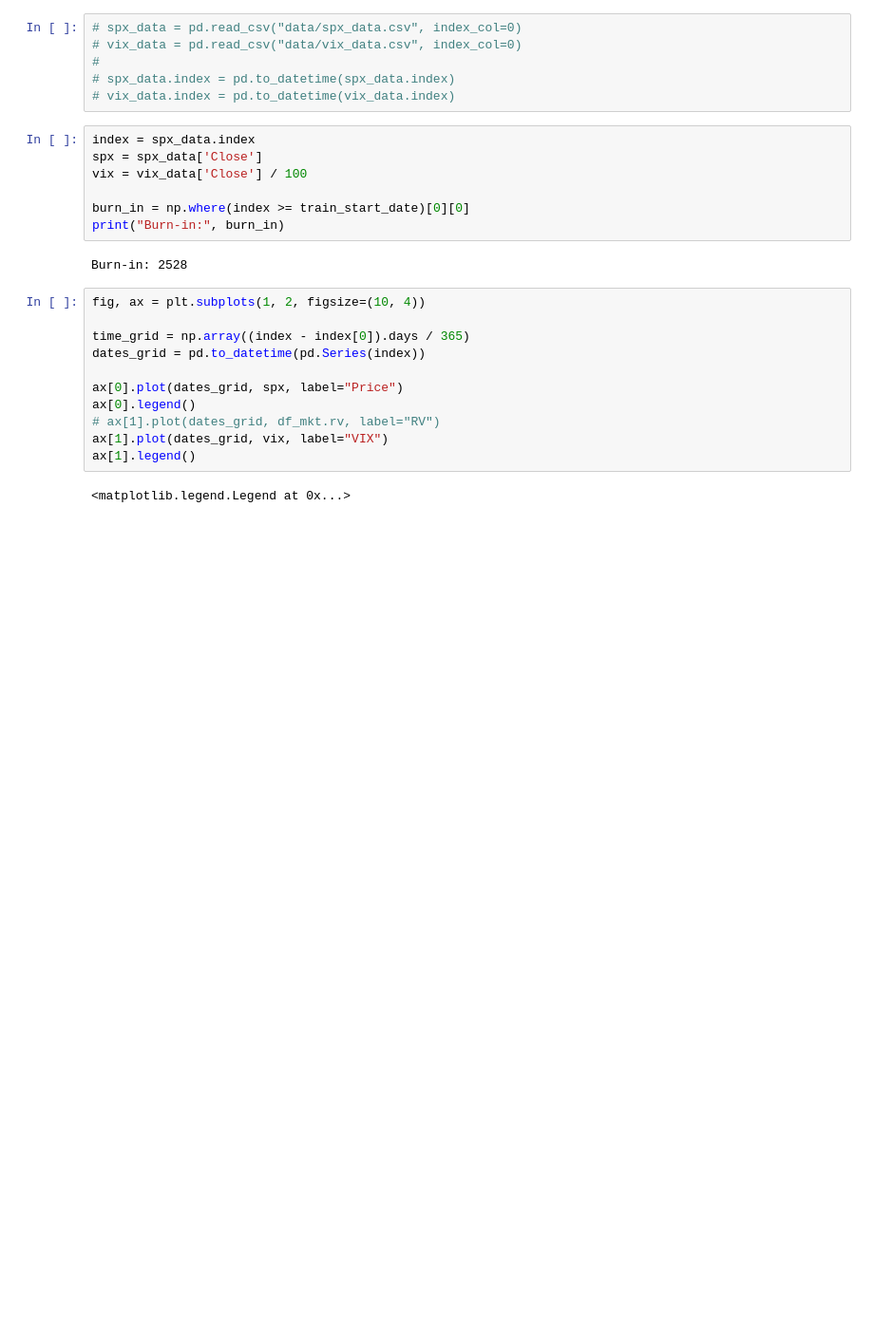
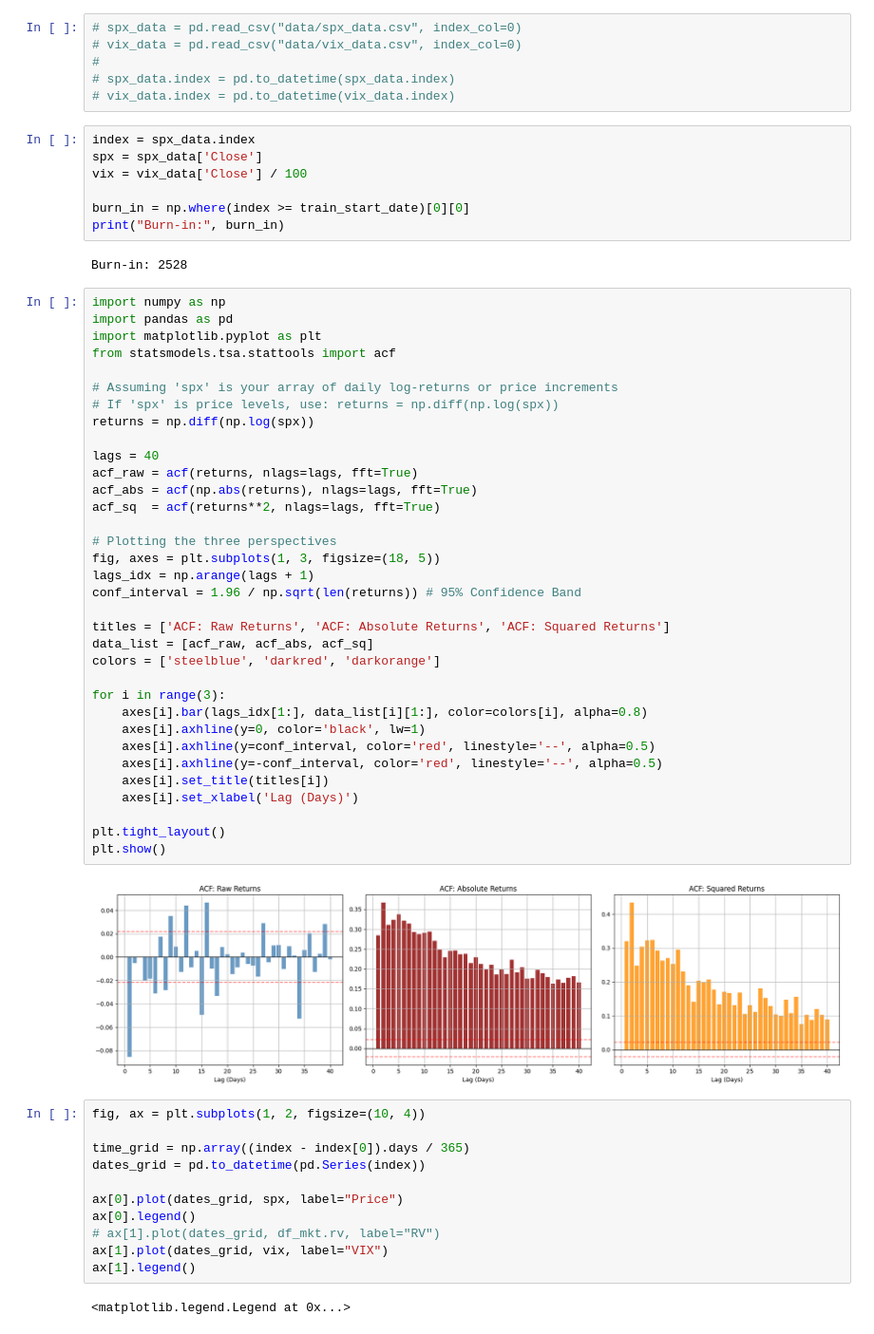
Before and after one commit to MrG1raffe/signature, a Jupyter notebook: notebooks/SPX-VIX_EFM-Signature.ipynb, the cells around one changed output. Shown at 95% size. Saved outputs shown, nothing was run; the diff lists cells and outputs as text; blank space fills up the shorter version.

```diff
--- a/notebooks/SPX-VIX_EFM-Signature.ipynb
+++ b/notebooks/SPX-VIX_EFM-Signature.ipynb
@@ -60,6 +60,42 @@ burn_in = np.where(index >= train_start_date)[0][0]
 print("Burn-in:", burn_in)
 # %% [output]
 Burn-in: 2528
+# %%
+import numpy as np
+import pandas as pd
+import matplotlib.pyplot as plt
+from statsmodels.tsa.stattools import acf
+
+# Assuming 'spx' is your array of daily log-returns or price increments
+# If 'spx' is price levels, use: returns = np.diff(np.log(spx))
+returns = np.diff(np.log(spx))
+
+lags = 40
+acf_raw = acf(returns, nlags=lags, fft=True)
+acf_abs = acf(np.abs(returns), nlags=lags, fft=True)
+acf_sq  = acf(returns**2, nlags=lags, fft=True)
+
+# Plotting the three perspectives
+fig, axes = plt.subplots(1, 3, figsize=(18, 5))
+lags_idx = np.arange(lags + 1)
+conf_interval = 1.96 / np.sqrt(len(returns)) # 95% Confidence Band
+
+titles = ['ACF: Raw Returns', 'ACF: Absolute Returns', 'ACF: Squared Returns']
+data_list = [acf_raw, acf_abs, acf_sq]
+colors = ['steelblue', 'darkred', 'darkorange']
+
+for i in range(3):
+    axes[i].bar(lags_idx[1:], data_list[i][1:], color=colors[i], alpha=0.8)
+    axes[i].axhline(y=0, color='black', lw=1)
+    axes[i].axhline(y=conf_interval, color='red', linestyle='--', alpha=0.5)
+    axes[i].axhline(y=-conf_interval, color='red', linestyle='--', alpha=0.5)
+    axes[i].set_title(titles[i])
+    axes[i].set_xlabel('Lag (Days)')
+
+plt.tight_layout()
+plt.show()
+# %% [output]
+[figure, added]
 # %%
 fig, ax = plt.subplots(1, 2, figsize=(10, 4))
 
```
Also changed, not shown: parts of 4 cells of this notebook, 2 other files.
